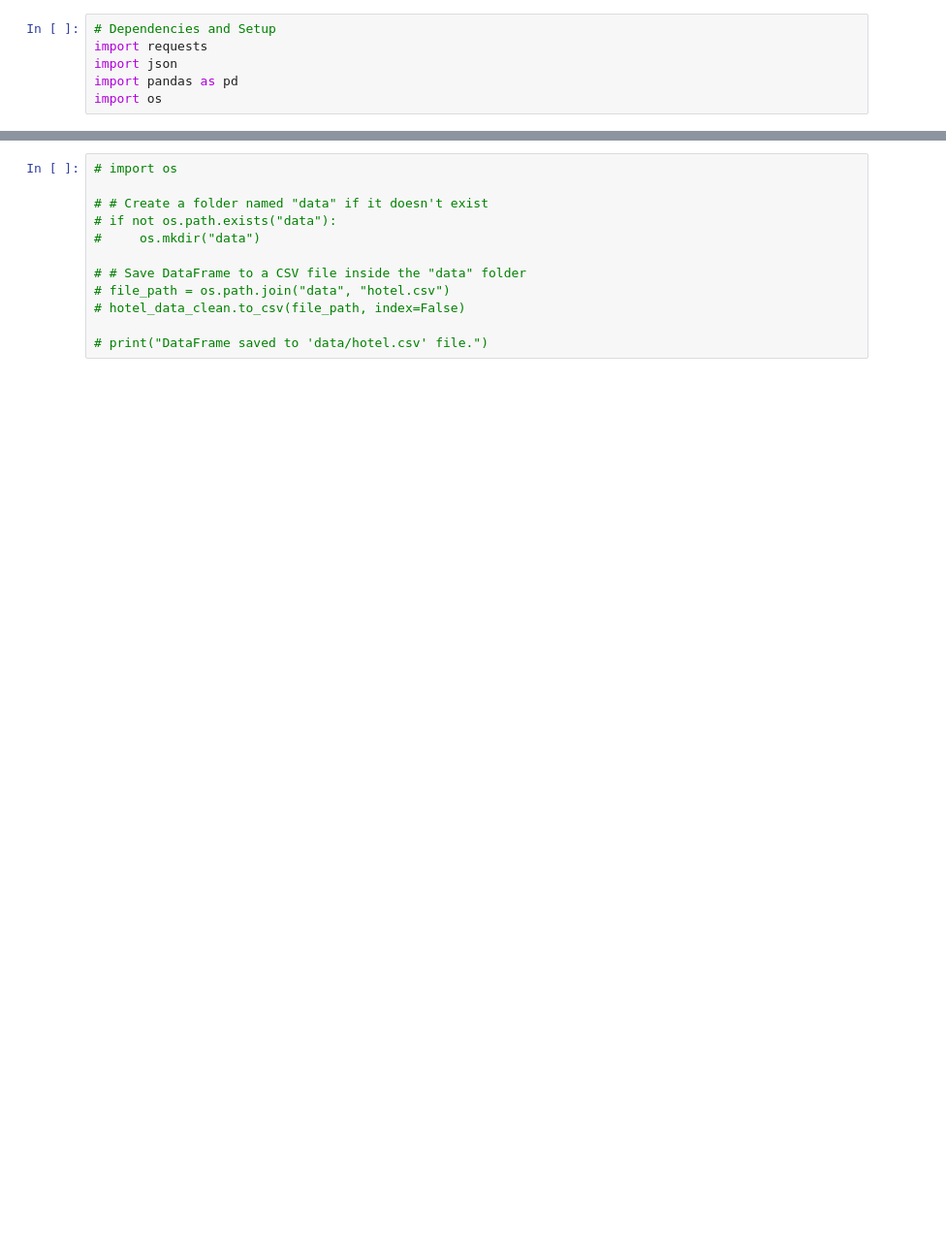
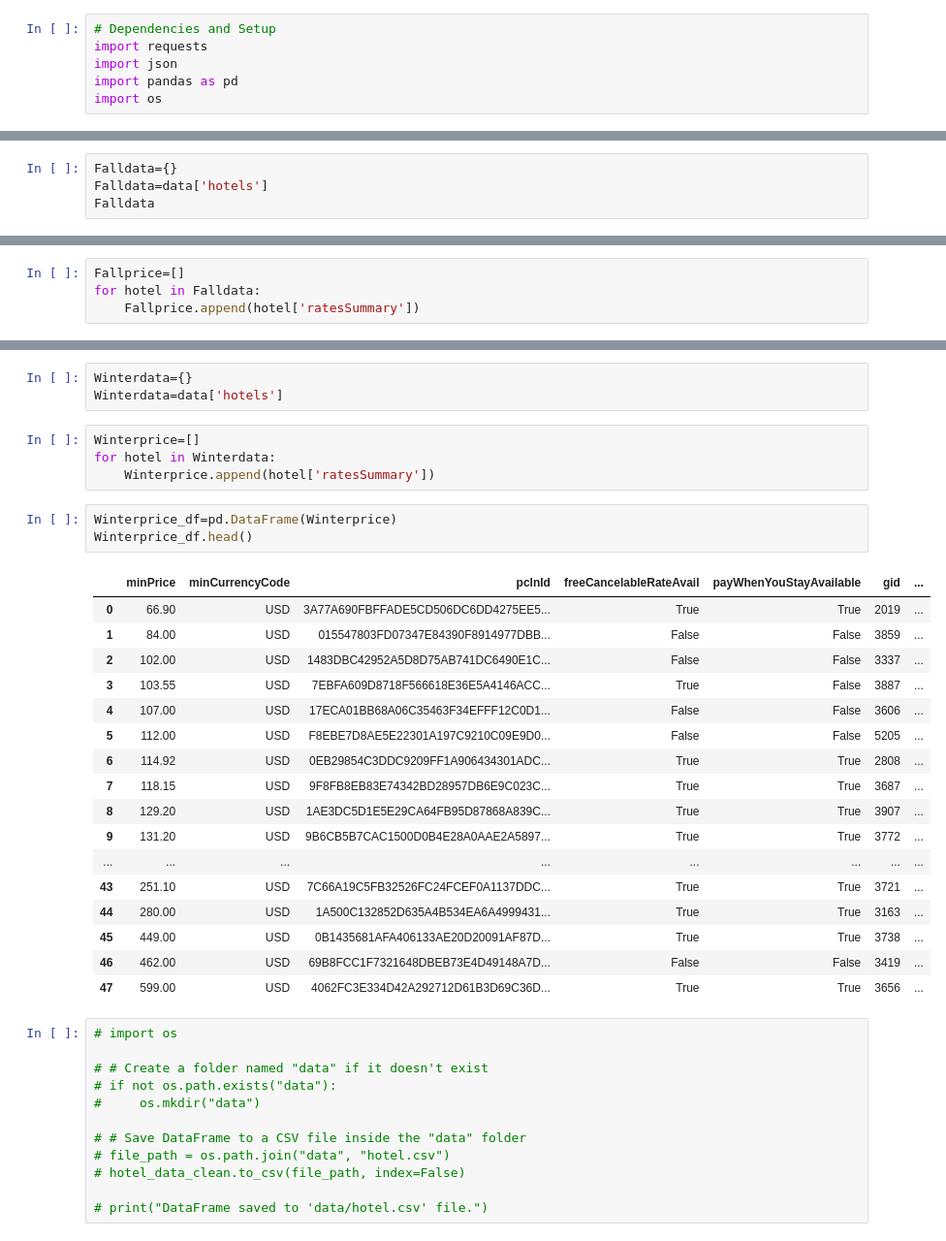
Before and after one commit to tayloresque/Project3_Group4, a Jupyter notebook: vacation_map copy.ipynb, the cells around one changed output, grey strips where cells are left out. Shown at 97% size. Cells and saved outputs as stored; diff of their text form; blank space fills up the shorter version.

```diff
--- a/vacation_map copy.ipynb
+++ b/vacation_map copy.ipynb
@@ -163,0 +69,4 @@ dtype: object
+# %%
+Falldata={}
+Falldata=data['hotels']
+Falldata
@@ -163,0 +91,4 @@ dtype: object
+# %%
+Fallprice=[]
+for hotel in Falldata:
+    Fallprice.append(hotel['ratesSummary'])
@@ -184,3 +170,31 @@ dtype: int64
+# %%
+Winterdata={}
+Winterdata=data['hotels']
+# %%
+Winterprice=[]
+for hotel in Winterdata:
+    Winterprice.append(hotel['ratesSummary'])
+# %%
+Winterprice_df=pd.DataFrame(Winterprice)
+Winterprice_df.head()
+# %% [output]
+|  | minPrice | minCurrencyCode | pclnId | freeCancelableRateAvail | payWhenYouStayAvailable | gid | ... |
+| 0 | 66.90 | USD | 3A77A690FBFFADE5CD506DC6DD4275EE5... | True | True | 2019 | ... |
+| 1 | 84.00 | USD | 015547803FD07347E84390F8914977DBB... | False | False | 3859 | ... |
+| 2 | 102.00 | USD | 1483DBC42952A5D8D75AB741DC6490E1C... | False | False | 3337 | ... |
+| 3 | 103.55 | USD | 7EBFA609D8718F566618E36E5A4146ACC... | True | False | 3887 | ... |
+| 4 | 107.00 | USD | 17ECA01BB68A06C35463F34EFFF12C0D1... | False | False | 3606 | ... |
+| 5 | 112.00 | USD | F8EBE7D8AE5E22301A197C9210C09E9D0... | False | False | 5205 | ... |
+| 6 | 114.92 | USD | 0EB29854C3DDC9209FF1A906434301ADC... | True | True | 2808 | ... |
+| 7 | 118.15 | USD | 9F8FB8EB83E74342BD28957DB6E9C023C... | True | True | 3687 | ... |
+| 8 | 129.20 | USD | 1AE3DC5D1E5E29CA64FB95D87868A839C... | True | True | 3907 | ... |
+| 9 | 131.20 | USD | 9B6CB5B7CAC1500D0B4E28A0AAE2A5897... | True | True | 3772 | ... |
+| ... | ... | ... | ... | ... | ... | ... | ... |
+| 43 | 251.10 | USD | 7C66A19C5FB32526FC24FCEF0A1137DDC... | True | True | 3721 | ... |
+| 44 | 280.00 | USD | 1A500C132852D635A4B534EA6A4999431... | True | True | 3163 | ... |
+| 45 | 449.00 | USD | 0B1435681AFA406133AE20D20091AF87D... | True | True | 3738 | ... |
+| 46 | 462.00 | USD | 69B8FCC1F7321648DBEB73E4D49148A7D... | False | False | 3419 | ... |
+| 47 | 599.00 | USD | 4062FC3E334D42A292712D61B3D69C36D... | True | True | 3656 | ... |
 # %%
 # import os
 
```
Also changed, not shown: parts of 10 cells of this notebook, 1 other file.
